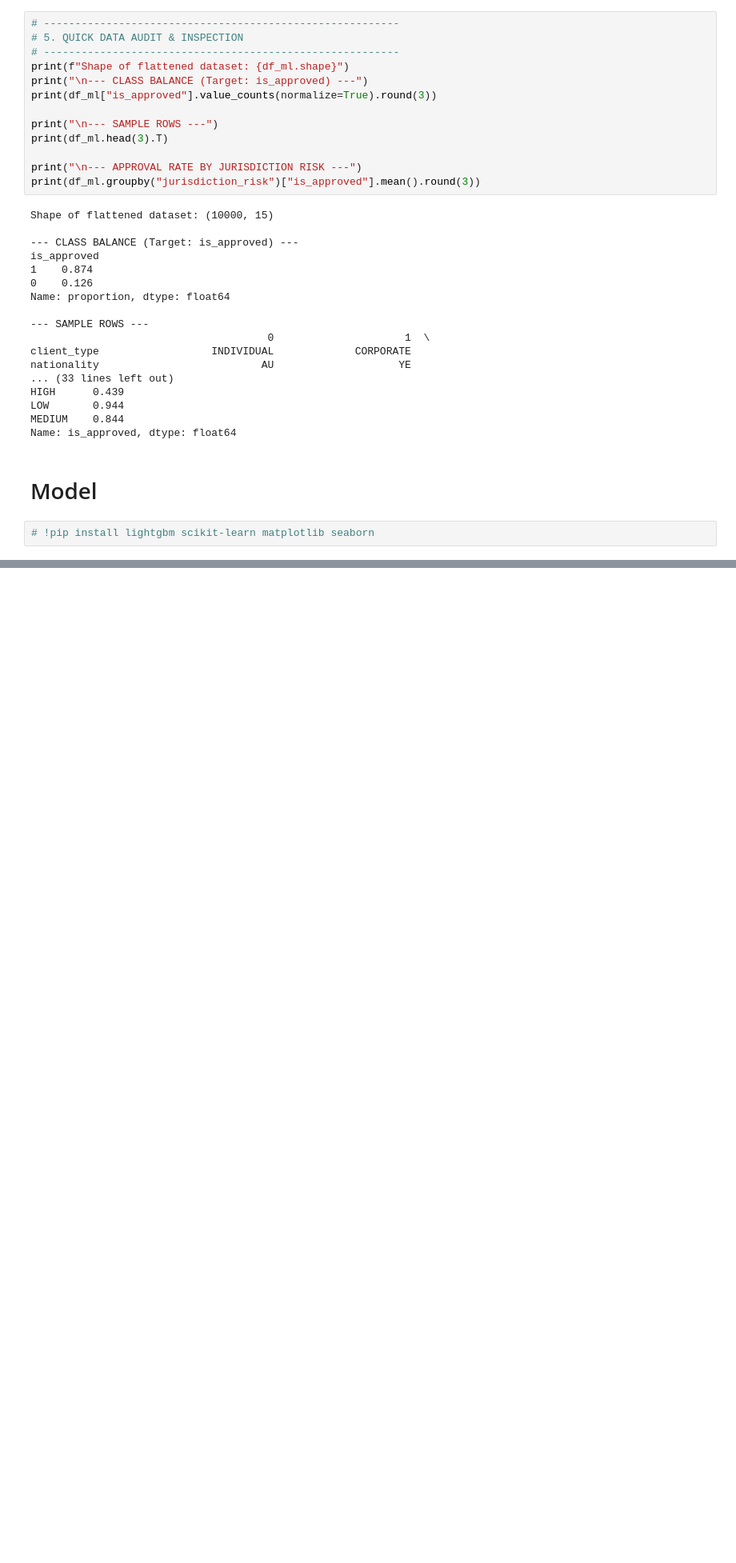
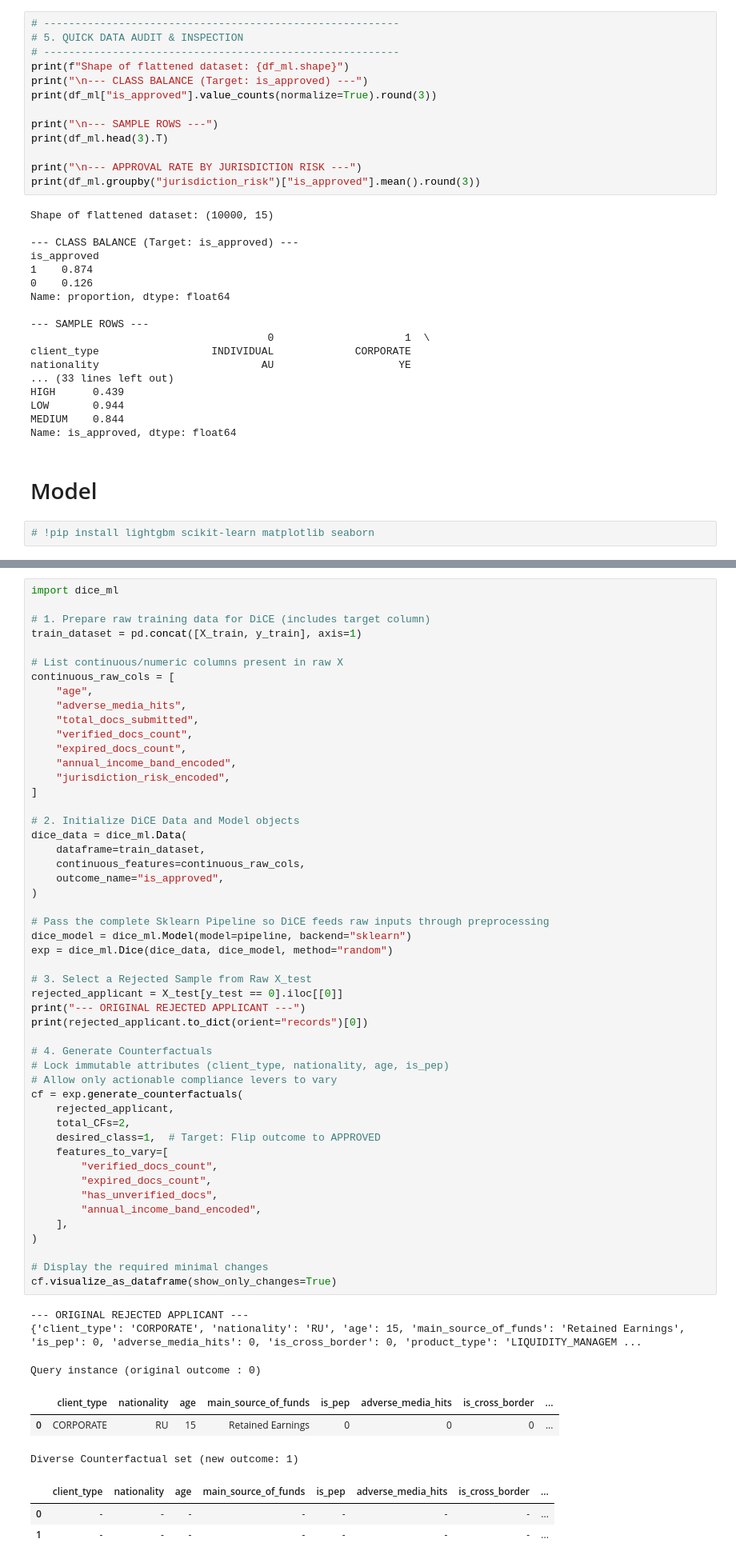
Before and after one commit to Bialkasss/KYC-Client-Onboarding, a Jupyter notebook: data_analysis/analysis.ipynb, the cells around one changed output, grey strips where cells are left out. Shown at 80% size. Cells and saved outputs as stored; diff of their text form; blank space fills up the shorter version.

```diff
--- a/data_analysis/analysis.ipynb
+++ b/data_analysis/analysis.ipynb
@@ -266,0 +438,60 @@ plt.show()
+# %%
+import dice_ml
+
+# 1. Prepare raw training data for DiCE (includes target column)
+train_dataset = pd.concat([X_train, y_train], axis=1)
+
+# List continuous/numeric columns present in raw X
+continuous_raw_cols = [
+    "age",
+    "adverse_media_hits",
+    "total_docs_submitted",
+    "verified_docs_count",
+    "expired_docs_count",
+    "annual_income_band_encoded",
+    "jurisdiction_risk_encoded",
+]
+
+# 2. Initialize DiCE Data and Model objects
+dice_data = dice_ml.Data(
+    dataframe=train_dataset,
+    continuous_features=continuous_raw_cols,
+    outcome_name="is_approved",
+)
+
+# Pass the complete Sklearn Pipeline so DiCE feeds raw inputs through preprocessing
+dice_model = dice_ml.Model(model=pipeline, backend="sklearn")
+exp = dice_ml.Dice(dice_data, dice_model, method="random")
+
+# 3. Select a Rejected Sample from Raw X_test
+rejected_applicant = X_test[y_test == 0].iloc[[0]]
+print("--- ORIGINAL REJECTED APPLICANT ---")
+print(rejected_applicant.to_dict(orient="records")[0])
+
+# 4. Generate Counterfactuals
+# Lock immutable attributes (client_type, nationality, age, is_pep)
+# Allow only actionable compliance levers to vary
+cf = exp.generate_counterfactuals(
+    rejected_applicant,
+    total_CFs=2,
+    desired_class=1,  # Target: Flip outcome to APPROVED
+    features_to_vary=[
+        "verified_docs_count",
+        "expired_docs_count",
+        "has_unverified_docs",
+        "annual_income_band_encoded",
+    ],
+)
+
+# Display the required minimal changes
+cf.visualize_as_dataframe(show_only_changes=True)
+# %% [output]
+--- ORIGINAL REJECTED APPLICANT ---
+{'client_type': 'CORPORATE', 'nationality': 'RU', 'age': 15, 'main_source_of_funds': 'Retained Earnings', 'is_pep': 0, 'adverse_media_hits': 0, 'is_cross_border': 0, 'product_type': 'LIQUIDITY_MANAGEM ...
+Query instance (original outcome : 0)
+|  | client_type | nationality | age | main_source_of_funds | is_pep | adverse_media_hits | is_cross_border | ... |
+| 0 | CORPORATE | RU | 15 | Retained Earnings | 0 | 0 | 0 | ... |
+Diverse Counterfactual set (new outcome: 1)
+|  | client_type | nationality | age | main_source_of_funds | is_pep | adverse_media_hits | is_cross_border | ... |
+| 0 | - | - | - | - | - | - | - | ... |
+| 1 | - | - | - | - | - | - | - | ... |
```
Also changed, not shown: parts of 9 cells of this notebook.
